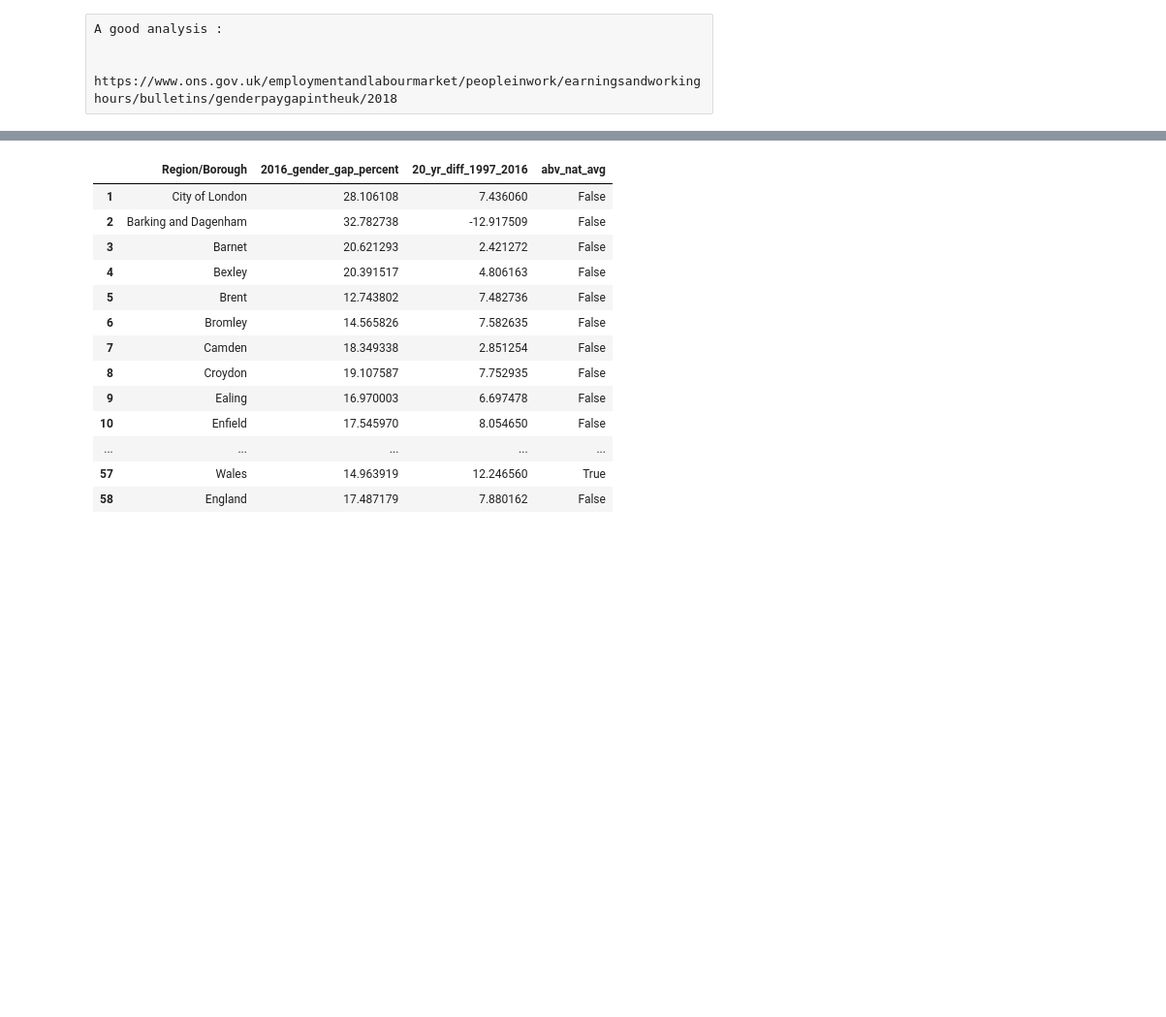
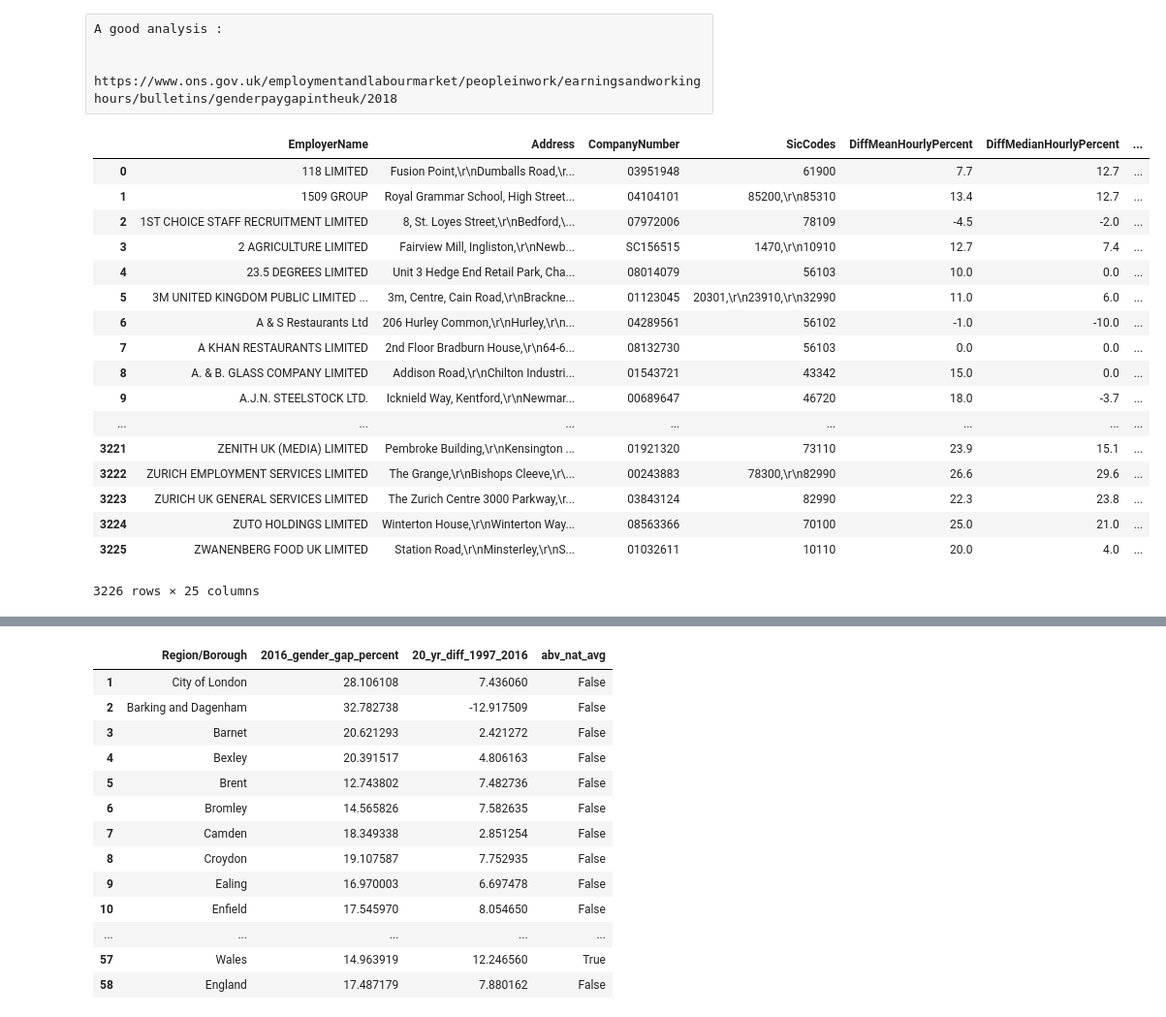
Before and after one commit to hggc0322/gender-gap-analysis, a Jupyter notebook: data_exploration.ipynb, the cells around one changed output, grey strips where cells are left out. Shown at 97% size. Drawn from its saved outputs; the diff is of its cells as text; code cells hidden in the pictures; blank space fills up the shorter version.

```diff
--- a/data_exploration.ipynb
+++ b/data_exploration.ipynb
@@ -107,0 +110,21 @@ df_18_19 = pd.read_csv('data/UK Gender Pay Gap Data - 2018 to 2019 (1).csv')
+# %%
+df_18_19
+# %% [output]
+|  | EmployerName | Address | CompanyNumber | SicCodes | DiffMeanHourlyPercent | DiffMedianHourlyPercent | ... |
+| 0 | 118 LIMITED | Fusion Point,\r\nDumballs Road,\r... | 03951948 | 61900 | 7.7 | 12.7 | ... |
+| 1 | 1509 GROUP | Royal Grammar School, High Street... | 04104101 | 85200,\r\n85310 | 13.4 | 12.7 | ... |
+| 2 | 1ST CHOICE STAFF RECRUITMENT LIMITED | 8, St. Loyes Street,\r\nBedford,\... | 07972006 | 78109 | -4.5 | -2.0 | ... |
+| 3 | 2 AGRICULTURE LIMITED | Fairview Mill, Ingliston,\r\nNewb... | SC156515 | 1470,\r\n10910 | 12.7 | 7.4 | ... |
+| 4 | 23.5 DEGREES LIMITED | Unit 3 Hedge End Retail Park, Cha... | 08014079 | 56103 | 10.0 | 0.0 | ... |
+| 5 | 3M UNITED KINGDOM PUBLIC LIMITED ... | 3m, Centre, Cain Road,\r\nBrackne... | 01123045 | 20301,\r\n23910,\r\n32990 | 11.0 | 6.0 | ... |
+| 6 | A & S Restaurants Ltd | 206 Hurley Common,\r\nHurley,\r\n... | 04289561 | 56102 | -1.0 | -10.0 | ... |
+| 7 | A KHAN RESTAURANTS LIMITED | 2nd Floor Bradburn House,\r\n64-6... | 08132730 | 56103 | 0.0 | 0.0 | ... |
+| 8 | A. & B. GLASS COMPANY LIMITED | Addison Road,\r\nChilton Industri... | 01543721 | 43342 | 15.0 | 0.0 | ... |
+| 9 | A.J.N. STEELSTOCK LTD. | Icknield Way, Kentford,\r\nNewmar... | 00689647 | 46720 | 18.0 | -3.7 | ... |
+| ... | ... | ... | ... | ... | ... | ... | ... |
+| 3221 | ZENITH UK (MEDIA) LIMITED | Pembroke Building,\r\nKensington ... | 01921320 | 73110 | 23.9 | 15.1 | ... |
+| 3222 | ZURICH EMPLOYMENT SERVICES LIMITED | The Grange,\r\nBishops Cleeve,\r\... | 00243883 | 78300,\r\n82990 | 26.6 | 29.6 | ... |
+| 3223 | ZURICH UK GENERAL SERVICES LIMITED | The Zurich Centre 3000 Parkway,\r... | 03843124 | 82990 | 22.3 | 23.8 | ... |
+| 3224 | ZUTO HOLDINGS LIMITED | Winterton House,\r\nWinterton Way... | 08563366 | 70100 | 25.0 | 21.0 | ... |
+| 3225 | ZWANENBERG FOOD UK LIMITED | Station Road,\r\nMinsterley,\r\nS... | 01032611 | 10110 | 20.0 | 4.0 | ... |
+3226 rows × 25 columns
```
Also changed, not shown: parts of 12 cells of this notebook, 10 other files.
